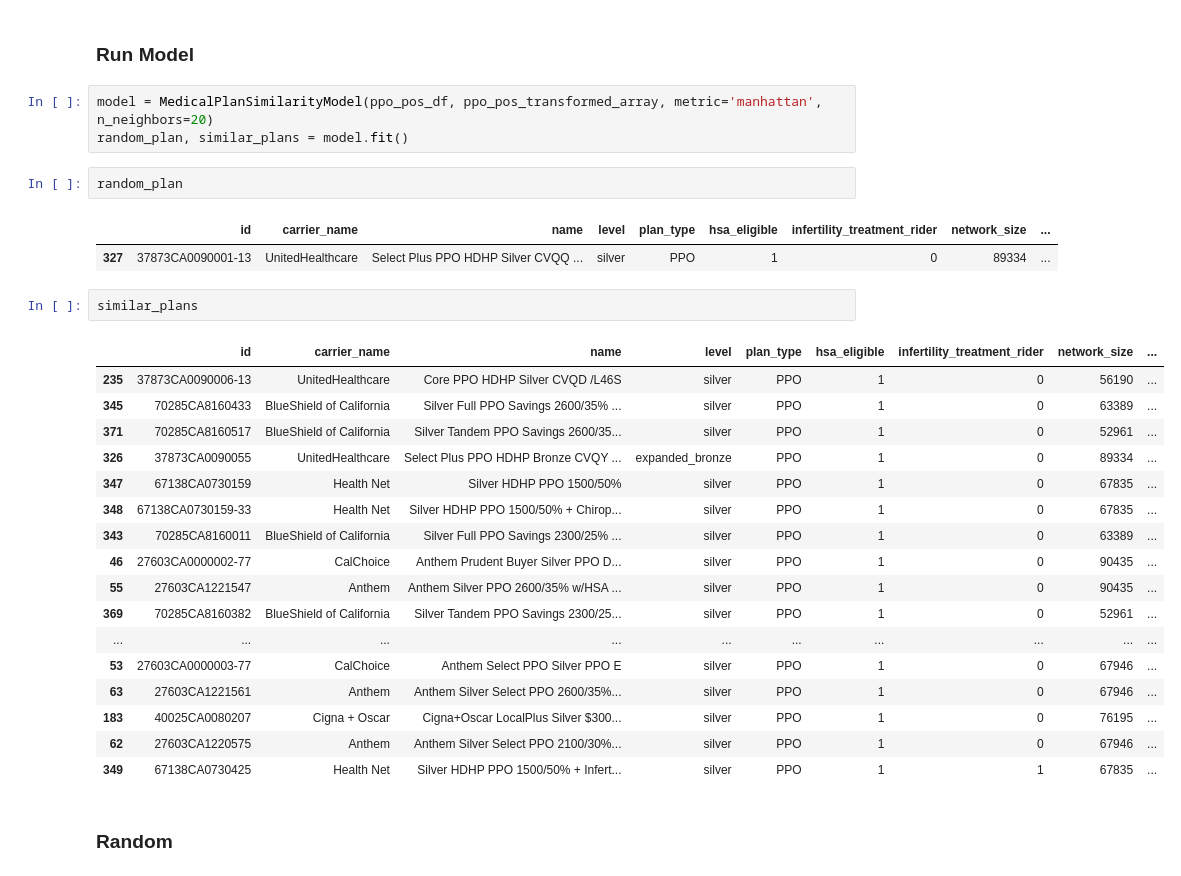
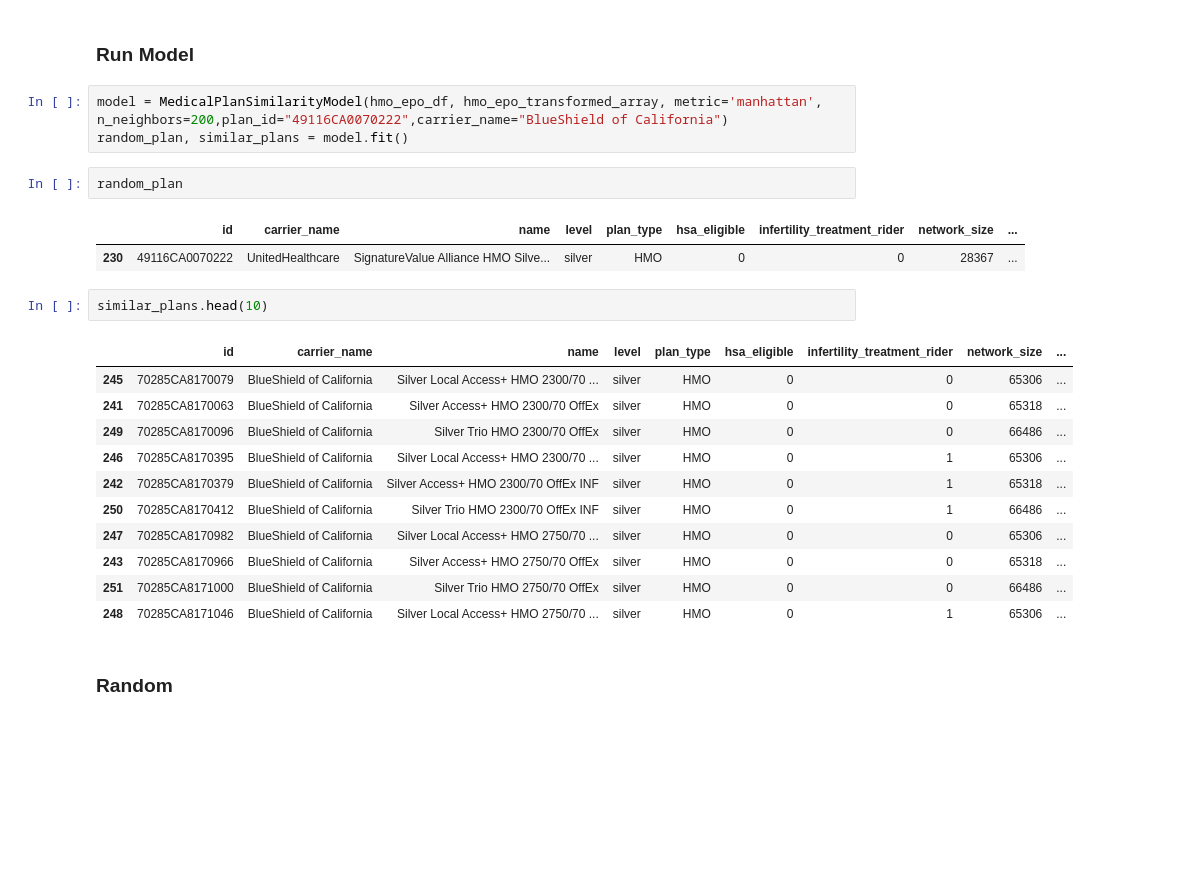
Before and after one commit to Kieran-Shaw/like-plans, a Jupyter notebook: src/main.ipynb, the cells around one changed output. Drawn from its saved outputs; the diff is of its cells as text; blank space fills up the shorter version.

Commit message:
refactor data cleaning, work on model, network_ids (#9)

```diff
--- a/src/main.ipynb
+++ b/src/main.ipynb
@@ -72,33 +72,27 @@ ppo_pos_transformed_array = fe_ppo.fit_transform(df=ppo_pos_df)
 # %% [markdown]
 ### Run Model
 # %%
-model = MedicalPlanSimilarityModel(ppo_pos_df, ppo_pos_transformed_array, metric='manhattan', n_neighbors=20)
+model = MedicalPlanSimilarityModel(hmo_epo_df, hmo_epo_transformed_array, metric='manhattan', n_neighbors=200,plan_id="49116CA0070222",carrier_name="BlueShield of California")
 random_plan, similar_plans = model.fit()
 # %%
 random_plan
 # %% [output]
 |  | id | carrier_name | name | level | plan_type | hsa_eligible | infertility_treatment_rider | network_size | ... |
-| 327 | 37873CA0090001-13 | UnitedHealthcare | Select Plus PPO HDHP Silver CVQQ ... | silver | PPO | 1 | 0 | 89334 | ... |
+| 230 | 49116CA0070222 | UnitedHealthcare | SignatureValue Alliance HMO Silve... | silver | HMO | 0 | 0 | 28367 | ... |
 # %%
-similar_plans
+similar_plans.head(10)
 # %% [output]
 |  | id | carrier_name | name | level | plan_type | hsa_eligible | infertility_treatment_rider | network_size | ... |
-| 235 | 37873CA0090006-13 | UnitedHealthcare | Core PPO HDHP Silver CVQD /L46S | silver | PPO | 1 | 0 | 56190 | ... |
-| 345 | 70285CA8160433 | BlueShield of California | Silver Full PPO Savings 2600/35% ... | silver | PPO | 1 | 0 | 63389 | ... |
-| 371 | 70285CA8160517 | BlueShield of California | Silver Tandem PPO Savings 2600/35... | silver | PPO | 1 | 0 | 52961 | ... |
-| 326 | 37873CA0090055 | UnitedHealthcare | Select Plus PPO HDHP Bronze CVQY ... | expanded_bronze | PPO | 1 | 0 | 89334 | ... |
-| 347 | 67138CA0730159 | Health Net | Silver HDHP PPO 1500/50% | silver | PPO | 1 | 0 | 67835 | ... |
-| 348 | 67138CA0730159-33 | Health Net | Silver HDHP PPO 1500/50% + Chirop... | silver | PPO | 1 | 0 | 67835 | ... |
-| 343 | 70285CA8160011 | BlueShield of California | Silver Full PPO Savings 2300/25% ... | silver | PPO | 1 | 0 | 63389 | ... |
-| 46 | 27603CA0000002-77 | CalChoice | Anthem Prudent Buyer Silver PPO D... | silver | PPO | 1 | 0 | 90435 | ... |
-| 55 | 27603CA1221547 | Anthem | Anthem Silver PPO 2600/35% w/HSA ... | silver | PPO | 1 | 0 | 90435 | ... |
-| 369 | 70285CA8160382 | BlueShield of California | Silver Tandem PPO Savings 2300/25... | silver | PPO | 1 | 0 | 52961 | ... |
-| ... | ... | ... | ... | ... | ... | ... | ... | ... | ... |
-| 53 | 27603CA0000003-77 | CalChoice | Anthem Select PPO Silver PPO E | silver | PPO | 1 | 0 | 67946 | ... |
-| 63 | 27603CA1221561 | Anthem | Anthem Silver Select PPO 2600/35%... | silver | PPO | 1 | 0 | 67946 | ... |
-| 183 | 40025CA0080207 | Cigna + Oscar | Cigna+Oscar LocalPlus Silver $300... | silver | PPO | 1 | 0 | 76195 | ... |
-| 62 | 27603CA1220575 | Anthem | Anthem Silver Select PPO 2100/30%... | silver | PPO | 1 | 0 | 67946 | ... |
-| 349 | 67138CA0730425 | Health Net | Silver HDHP PPO 1500/50% + Infert... | silver | PPO | 1 | 1 | 67835 | ... |
+| 245 | 70285CA8170079 | BlueShield of California | Silver Local Access+ HMO 2300/70 ... | silver | HMO | 0 | 0 | 65306 | ... |
+| 241 | 70285CA8170063 | BlueShield of California | Silver Access+ HMO 2300/70 OffEx | silver | HMO | 0 | 0 | 65318 | ... |
+| 249 | 70285CA8170096 | BlueShield of California | Silver Trio HMO 2300/70 OffEx | silver | HMO | 0 | 0 | 66486 | ... |
+| 246 | 70285CA8170395 | BlueShield of California | Silver Local Access+ HMO 2300/70 ... | silver | HMO | 0 | 1 | 65306 | ... |
+| 242 | 70285CA8170379 | BlueShield of California | Silver Access+ HMO 2300/70 OffEx INF | silver | HMO | 0 | 1 | 65318 | ... |
+| 250 | 70285CA8170412 | BlueShield of California | Silver Trio HMO 2300/70 OffEx INF | silver | HMO | 0 | 1 | 66486 | ... |
+| 247 | 70285CA8170982 | BlueShield of California | Silver Local Access+ HMO 2750/70 ... | silver | HMO | 0 | 0 | 65306 | ... |
+| 243 | 70285CA8170966 | BlueShield of California | Silver Access+ HMO 2750/70 OffEx | silver | HMO | 0 | 0 | 65318 | ... |
+| 251 | 70285CA8171000 | BlueShield of California | Silver Trio HMO 2750/70 OffEx | silver | HMO | 0 | 0 | 66486 | ... |
+| 248 | 70285CA8171046 | BlueShield of California | Silver Local Access+ HMO 2750/70 ... | silver | HMO | 0 | 1 | 65306 | ... |
 # %% [markdown]
 ### Random
 # %%
```
Also changed, not shown: parts of 2 cells of this notebook, 10 other files.
